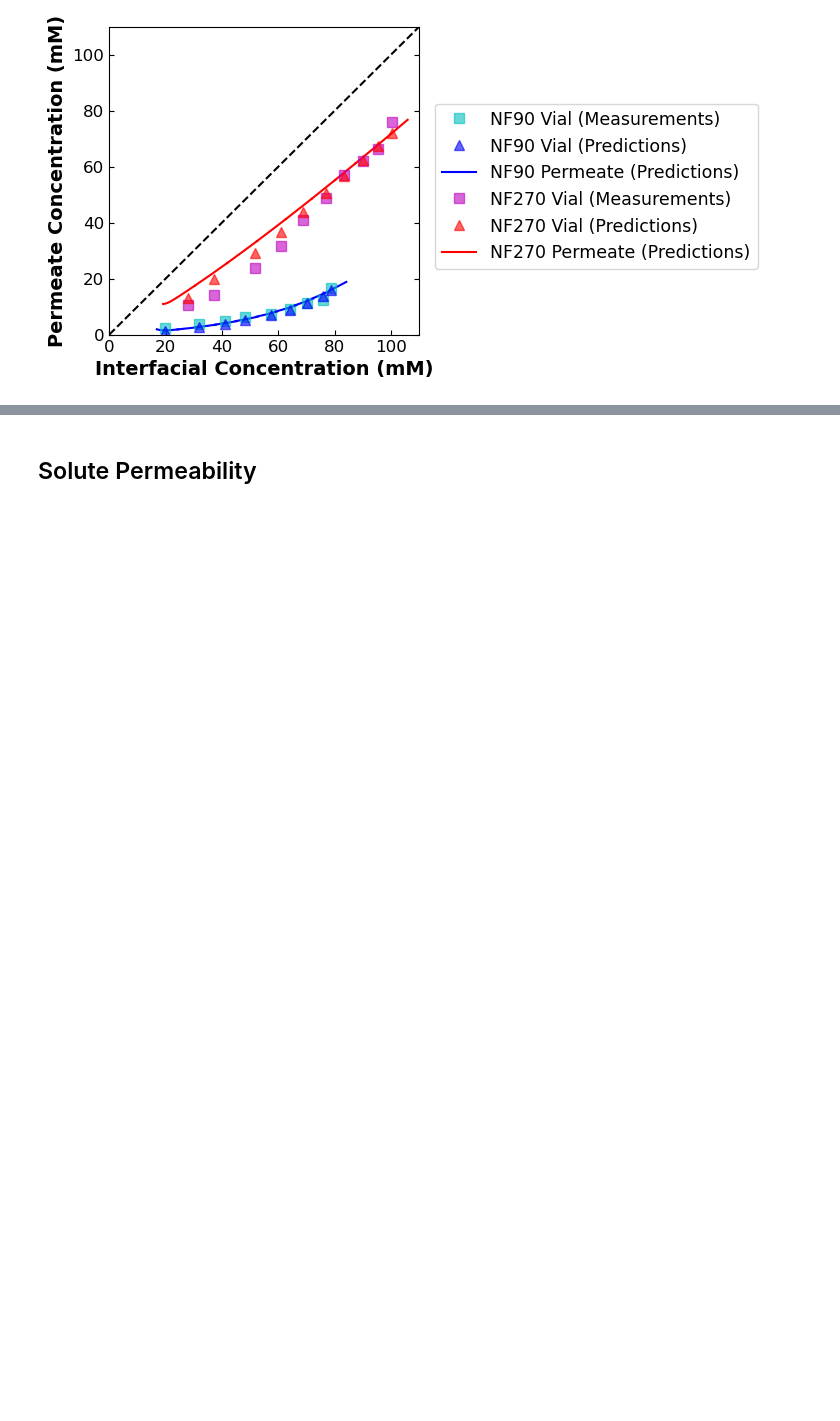
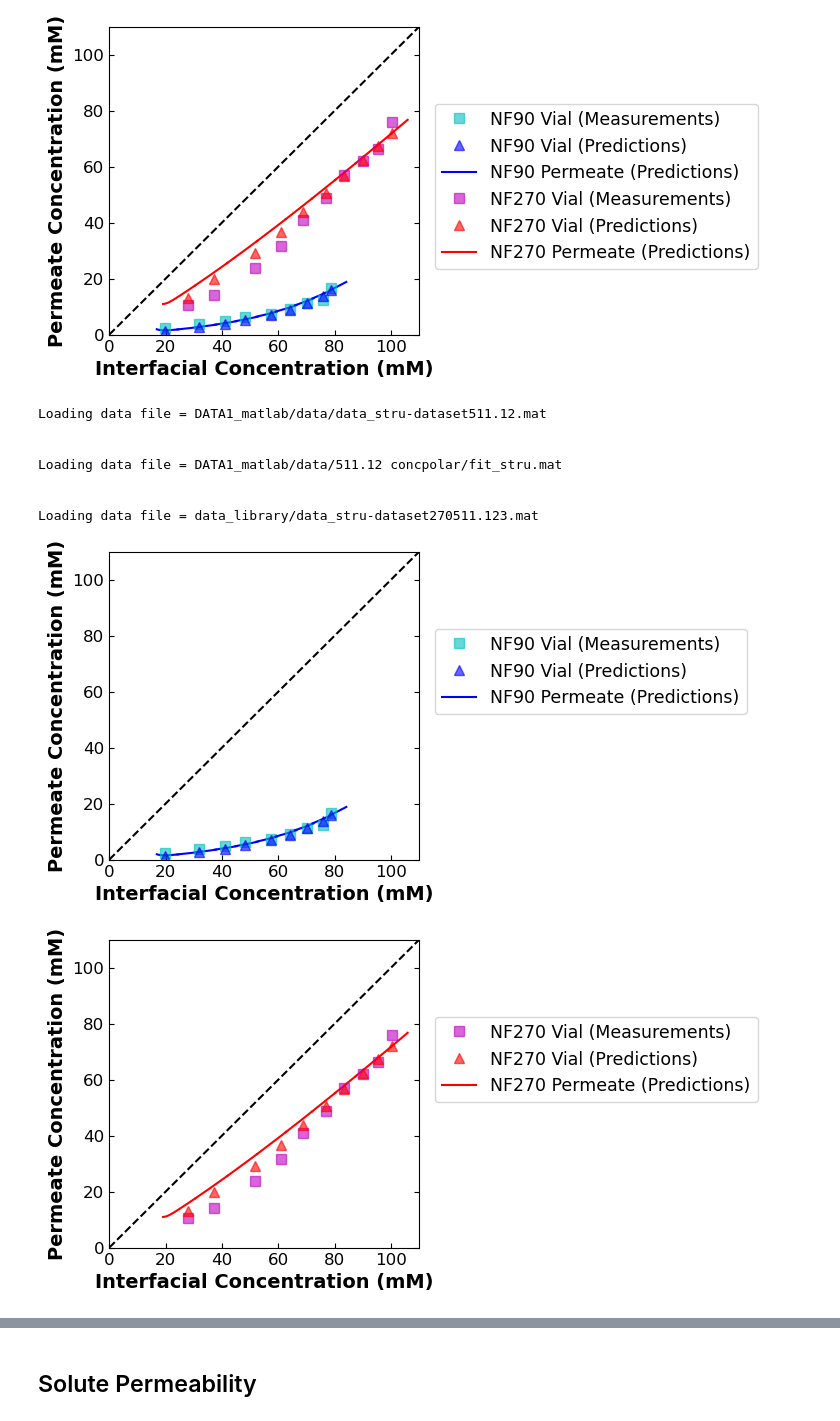
Before and after one commit to mollydougher/dynamic-diafiltration-pyomo, a Jupyter notebook: NAMS2025_figures.ipynb, the cells around one changed output, grey strips where cells are left out. Drawn from its saved outputs; the diff is of its cells as text; code cells hidden in the pictures; blank space fills up the shorter version.

```diff
--- a/NAMS2025_figures.ipynb
+++ b/NAMS2025_figures.ipynb
@@ -762,3 +768,53 @@ plt.tick_params(direction="in", right=True)
 # %% [output]
 <Figure size 400x400 with 0 Axes>
 [figure]
+# %%
+# NF 90 (DATA1) information
+data_stru90 = loadmat('DATA1_matlab/data/data_stru-dataset511.12.mat')['data_stru']
+fit_stru90 = loadmat('DATA1_matlab/data/511.12 concpolar/fit_stru.mat')['fit_stru']
+sim_stru90 = fit_stru90["sim_stru"]
+
+# NF 270 (DATA2) information
+data_stru270 = loadmat('data_library/data_stru-dataset270511.123.mat')['data_stru']
+sim_stru270_dataframe = pd.read_json('NAMS_data/sim_stru270_nams')
+sim_stru270 = {}
+for vial_num in range(data_stru270['data_config']['n']):
+    vial_series = sim_stru270_dataframe[vial_num]
+    sim_stru270[vial_num] = vial_series.to_dict()
+
+# NF 90 visualization
+plot_permeate_versus_interfacial_concentrations(
+    data_stru90,
+    sim_stru90,
+    DATA=1,
+    lg=True,
+    LOUD=False,
+)
+# NF 270 visualization
+plot_permeate_versus_interfacial_concentrations(
+    data_stru270,
+    sim_stru270,
+    DATA=2,
+    vial_skip=3,
+    lg=True,
+    LOUD=False,
+)
+# NF 90 v NF 270 visualization
+plot_permeate_versus_interfacial_concentrations(
+    [data_stru90, data_stru270],
+    [sim_stru90, sim_stru270],
+    DATA=12,
+    vial_skip=3,
+    lg=True,
+    LOUD=False,
+)
+# %% [output]
+Loading data file = DATA1_matlab/data/data_stru-dataset511.12.mat
+
+
+Loading data file = DATA1_matlab/data/511.12 concpolar/fit_stru.mat
+
+
+Loading data file = data_library/data_stru-dataset270511.123.mat
+[figure, added]
+[figure, added]
```
Also changed, not shown: parts of 8 cells of this notebook, 1 other file.
